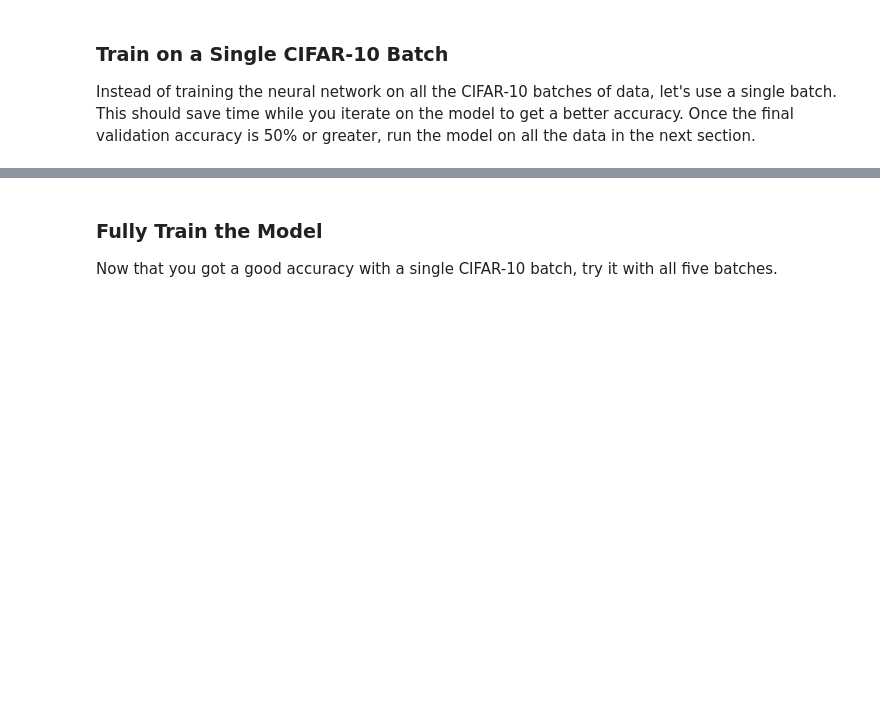
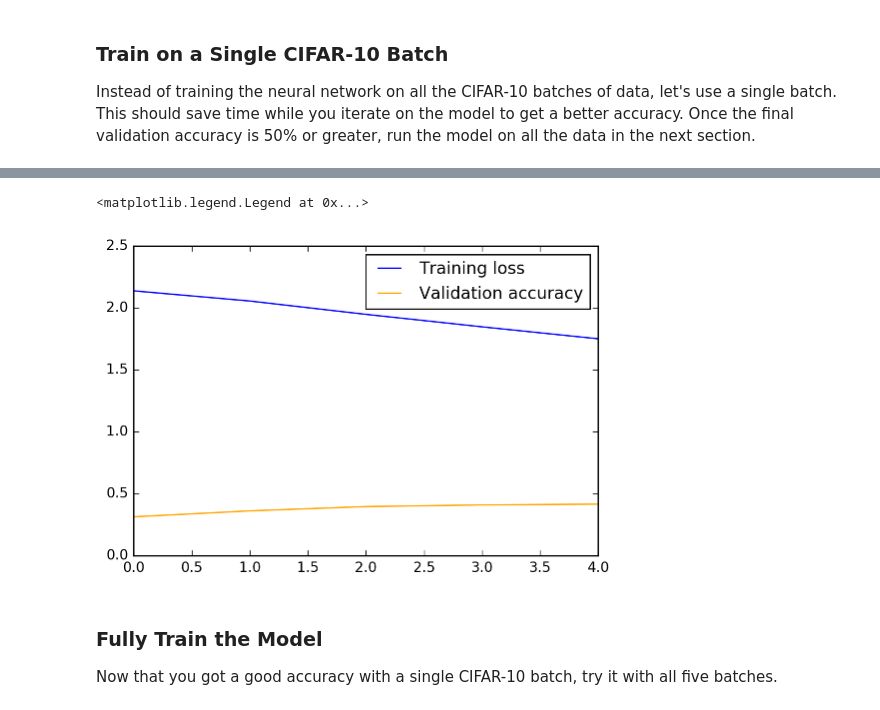
Before and after one commit to marcouberti/udacity-dlnd-project2, a Jupyter notebook: dlnd_image_classification.ipynb, the cells around one changed output, grey strips where cells are left out. Drawn from its saved outputs; the diff is of its cells as text; code cells hidden in the pictures; blank space fills up the shorter version.

Commit message:
Add plots of loss and accuracy after trainings.

```diff
--- a/dlnd_image_classification.ipynb
+++ b/dlnd_image_classification.ipynb
@@ -547,6 +554,10 @@ keep_probability = 0.5
 ### Train on a Single CIFAR-10 Batch
 Instead of training the neural network on all the CIFAR-10 batches of data, let's use a single batch. This should save time while you iterate on the model to get a better accuracy.  Once the final validation accuracy is 50% or greater, run the model on all the data in the next section.
 # %%
+# [MU] reset loss and accuracy to plot
+losses = []
+accuracies = []
+
 """
 DON'T MODIFY ANYTHING IN THIS CELL
 """
@@ -583,3 +580,16 @@ validation accuracy  0.4488
+# %%
+# [MU] plot loss and accuracy
+%matplotlib inline
+%config InlineBackend.figure_format = 'retina'
+
+import matplotlib.pyplot as plt
+
+plt.plot(losses, label='Training loss', c='blue')
+plt.plot(accuracies, label='Validation accuracy', c='orange')
+plt.legend()
+# %% [output]
+<matplotlib.legend.Legend at 0x...>
+[figure, added]
 # %% [markdown]
 ### Fully Train the Model
 Now that you got a good accuracy with a single CIFAR-10 batch, try it with all five batches.
```
Also changed, not shown: parts of 5 cells of this notebook.
